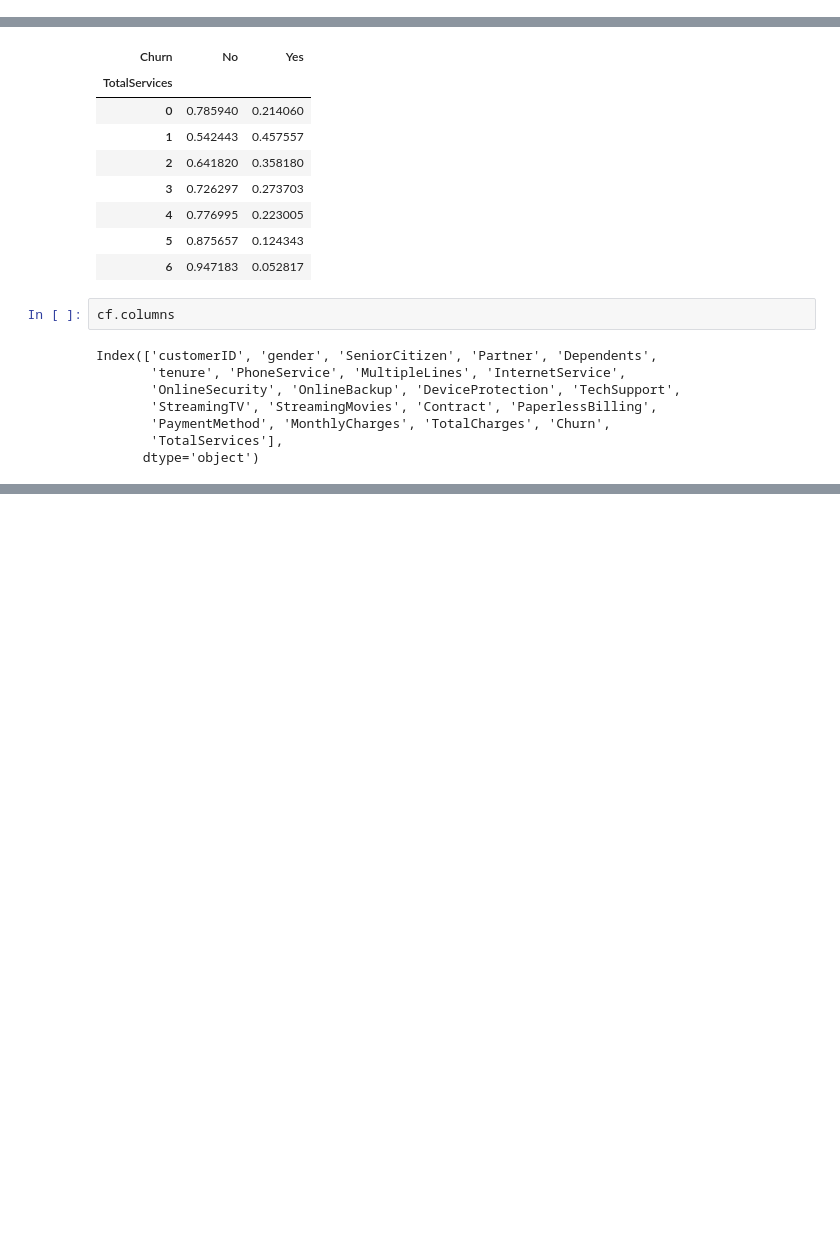
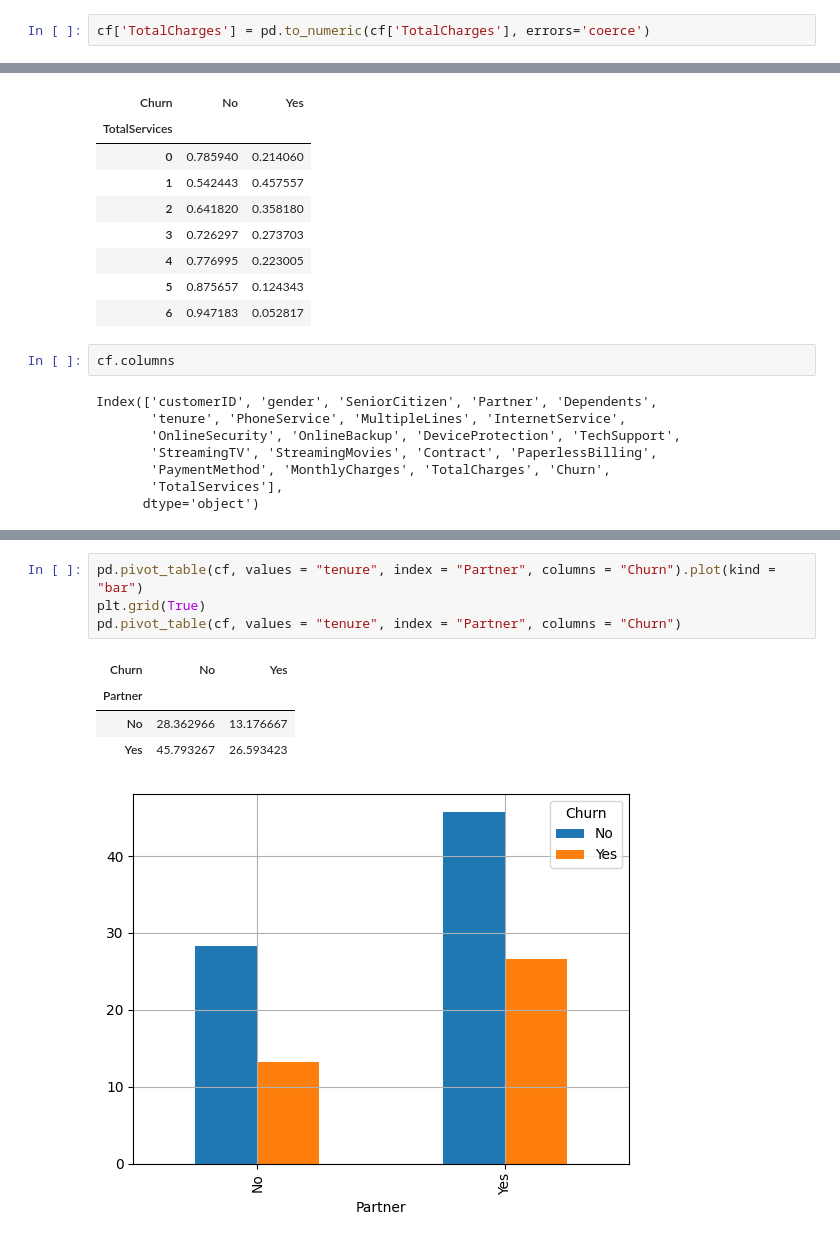
Before and after one commit to Priyanshu-Upadhyay-27/end-to-end-churn-ml, a Jupyter notebook: notebooks/EDA-Churn.ipynb, the cells around one changed output, grey strips where cells are left out. Saved outputs shown, nothing was run; the diff lists cells and outputs as text; blank space fills up the shorter version.

```diff
--- a/notebooks/EDA-Churn.ipynb
+++ b/notebooks/EDA-Churn.ipynb
@@ -49,6 +49,8 @@ Data columns (total 21 columns):
  20  Churn             7043 non-null   object
 dtypes: float64(1), int64(2), object(18)
 memory usage: 1.1+ MB
+# %%
+cf['TotalCharges'] = pd.to_numeric(cf['TotalCharges'], errors='coerce')
 # %%
 cf.describe()
 # %% [output]
@@ -446,0 +455,10 @@ pd.crosstab(cf[""])
+# %%
+pd.pivot_table(cf, values = "tenure", index = "Partner", columns = "Churn").plot(kind = "bar")
+plt.grid(True)
+pd.pivot_table(cf, values = "tenure", index = "Partner", columns = "Churn")
+# %% [output]
+| Churn | No | Yes |
+| Partner |  |  |
+| No | 28.362966 | 13.176667 |
+| Yes | 45.793267 | 26.593423 |
+[figure, added]
```
Also changed, not shown: parts of 3 cells of this notebook.
